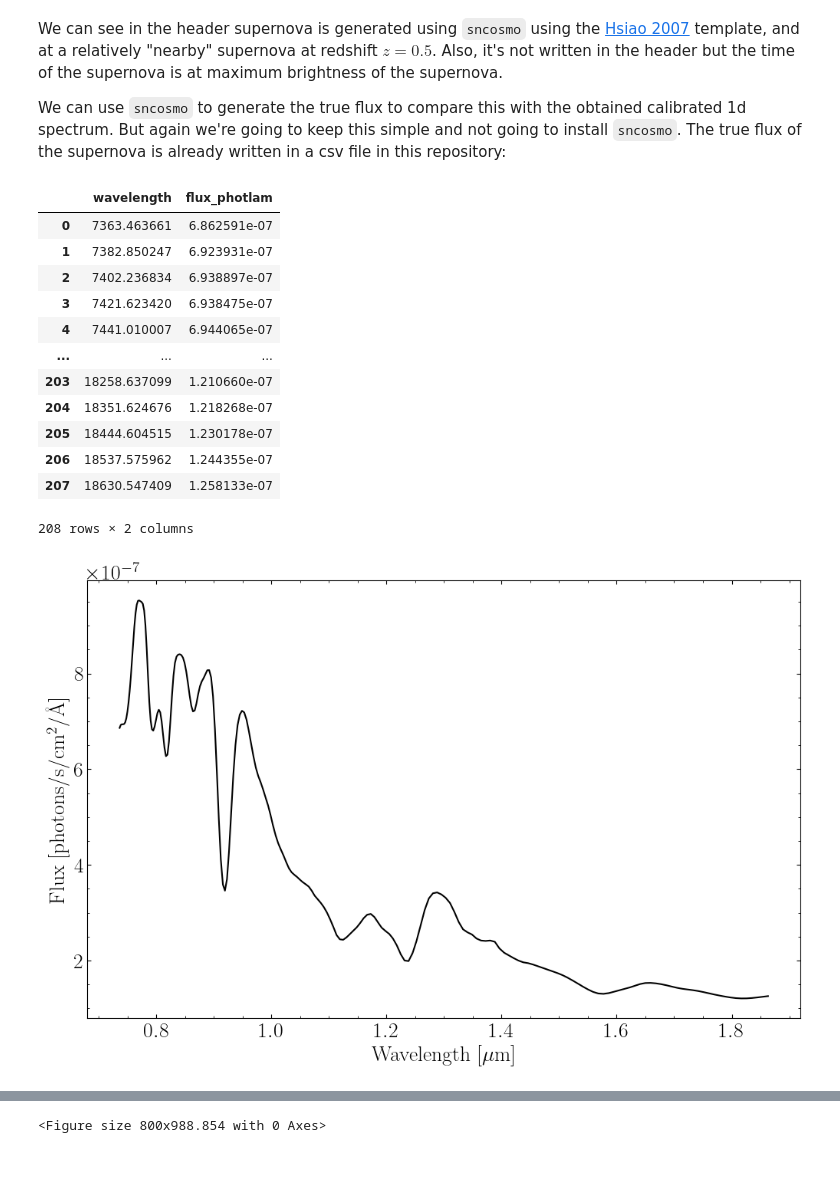
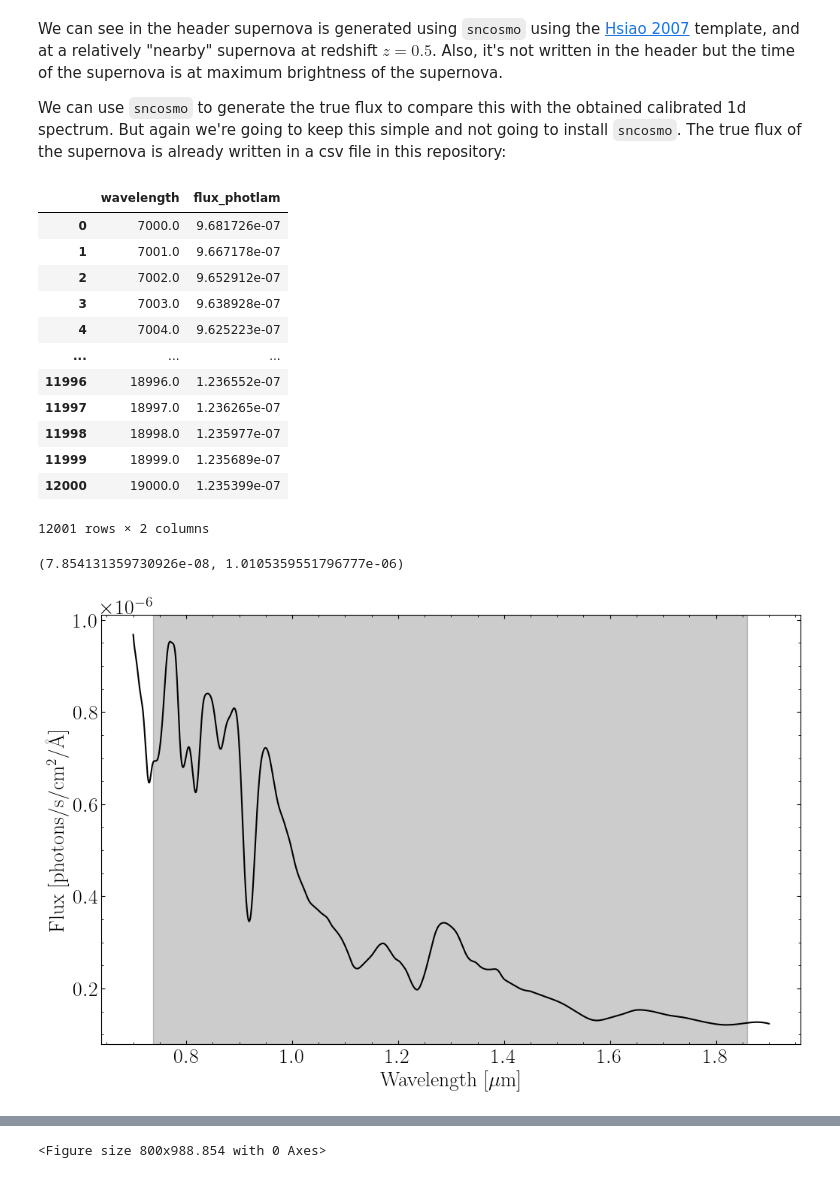
Before and after one commit to sangeetak20/RomanSpectraDataChallenge, a Jupyter notebook: DataChallenge2/prism_demo/prism_1d_spectral_extraction_using_simple_summation_and_optimum_spectral_extraction.ipynb, the cells around one changed output, grey strips where cells are left out. Drawn from its saved outputs; the diff is of its cells as text; code cells hidden in the pictures.

Commit message:
Changing the format of the input spectra data files into consistent csv files to facilitate people changing the spectrum, also modifying the notebook to add flux-conserving spectrum resampler

```diff
--- a/DataChallenge2/prism_demo/prism_1d_spectral_extraction_using_simple_summation_and_optimum_spectral_extraction.ipynb
+++ b/DataChallenge2/prism_demo/prism_1d_spectral_extraction_using_simple_summation_and_optimum_spectral_extraction.ipynb
@@ -451,46 +457,54 @@ We can see in the header supernova is generated using `sncosmo` using the <a hre
 
 We can use `sncosmo` to generate the true flux to compare this with the obtained calibrated 1d spectrum. But again we're going to keep this simple and not going to install `sncosmo`. The true flux of the supernova is already written in a csv file in this repository:
 # %%
-df_sn = pd.read_csv('supernova_true_flux.csv')
+df_true = pd.read_csv('supernova_true_flux.csv', comment="#")
 
-df_sn
+df_true
 # %% [output]
 |  | wavelength | flux_photlam |
-| 0 | 7363.463661 | 6.862591e-07 |
-| 1 | 7382.850247 | 6.923931e-07 |
-| 2 | 7402.236834 | 6.938897e-07 |
-| 3 | 7421.623420 | 6.938475e-07 |
-| 4 | 7441.010007 | 6.944065e-07 |
+| 0 | 7000.0 | 9.681726e-07 |
+| 1 | 7001.0 | 9.667178e-07 |
+| 2 | 7002.0 | 9.652912e-07 |
+| 3 | 7003.0 | 9.638928e-07 |
+| 4 | 7004.0 | 9.625223e-07 |
 | ... | ... | ... |
-| 203 | 18258.637099 | 1.210660e-07 |
-| 204 | 18351.624676 | 1.218268e-07 |
-| 205 | 18444.604515 | 1.230178e-07 |
-| 206 | 18537.575962 | 1.244355e-07 |
-| 207 | 18630.547409 | 1.258133e-07 |
+| 11996 | 18996.0 | 1.236552e-07 |
+| 11997 | 18997.0 | 1.236265e-07 |
+| 11998 | 18998.0 | 1.235977e-07 |
+| 11999 | 18999.0 | 1.235689e-07 |
+| 12000 | 19000.0 | 1.235399e-07 |
-208 rows × 2 columns
+12001 rows × 2 columns
 # %%
-## Again, grab the flux and assign units
-sn_true1dSpec = df_sn['flux_photlam'].values * syn.units.PHOTLAM
+## Again, grab the grid of true flux and assign units
+sn_wave_grid = df_true['wavelength'].values * u.angstrom
+sn_flux_grid = df_true['flux_photlam'].values * syn.units.PHOTLAM
 # %%
 ## Plot the spectrum, see if everything's alright
 xSize = 12
 ySize = xSize / GOLDEN_RATIO
 
 opacity = 0.2
 
 fig = plt.figure(figsize=(xSize, ySize))
 
 ax = fig.add_subplot(111)
 
-ax.plot(wavePix.to(u.micron), sn_true1dSpec, 'k-')
+ax.plot(sn_wave_grid.to(u.micron), sn_flux_grid, 'k-')
 
 ax.set_xlabel(r'Wavelength [$\mu$m]')
 ax.set_ylabel(r'Flux [photons/s/cm$^2$/\AA]');
 
 ax.xaxis.set_major_locator(ticker.AutoLocator())
 ax.xaxis.set_minor_locator(ticker.AutoMinorLocator())
 
 ax.yaxis.set_major_locator(ticker.AutoLocator())
 ax.yaxis.set_minor_locator(ticker.AutoMinorLocator())
+
+yMin, yMax = ax.get_ylim()
+
+ax.fill_betweenx(np.array([yMin, yMax]), 0.738, x2=1.859, color='black', alpha=opacity)
+
+ax.set_ylim(yMin, yMax)
 # %% [output]
+(7.854131359730926e-08, 1.0105359551796777e-06)
-[figure, old version]
+[figure, new version]
```
Also changed, not shown: parts of 17 cells of this notebook, 56 other files.
